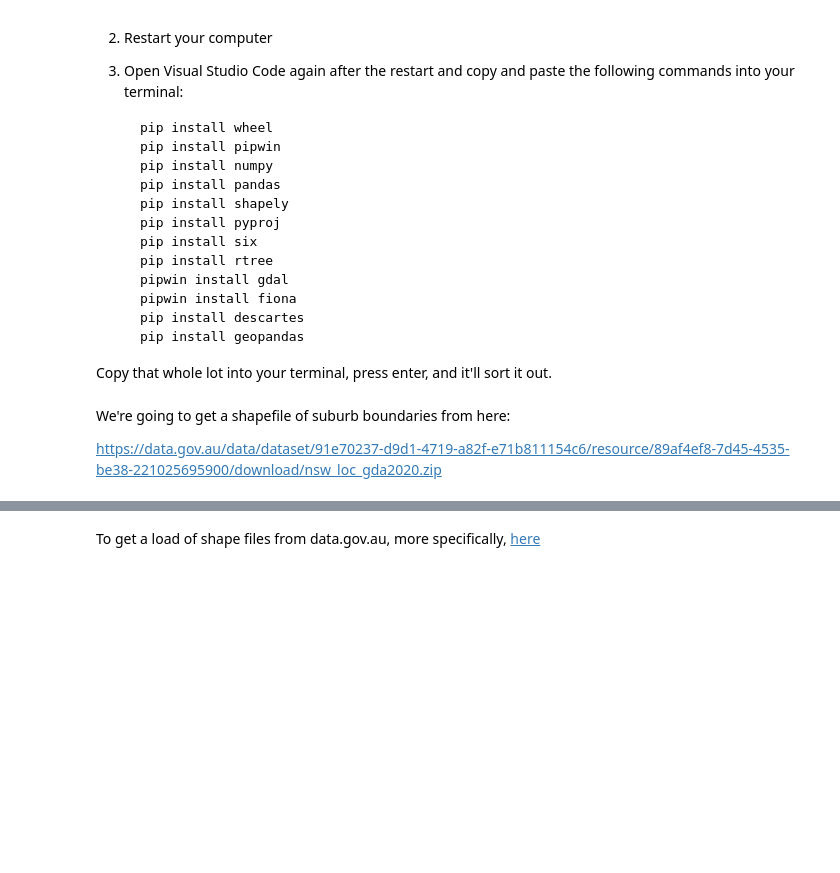
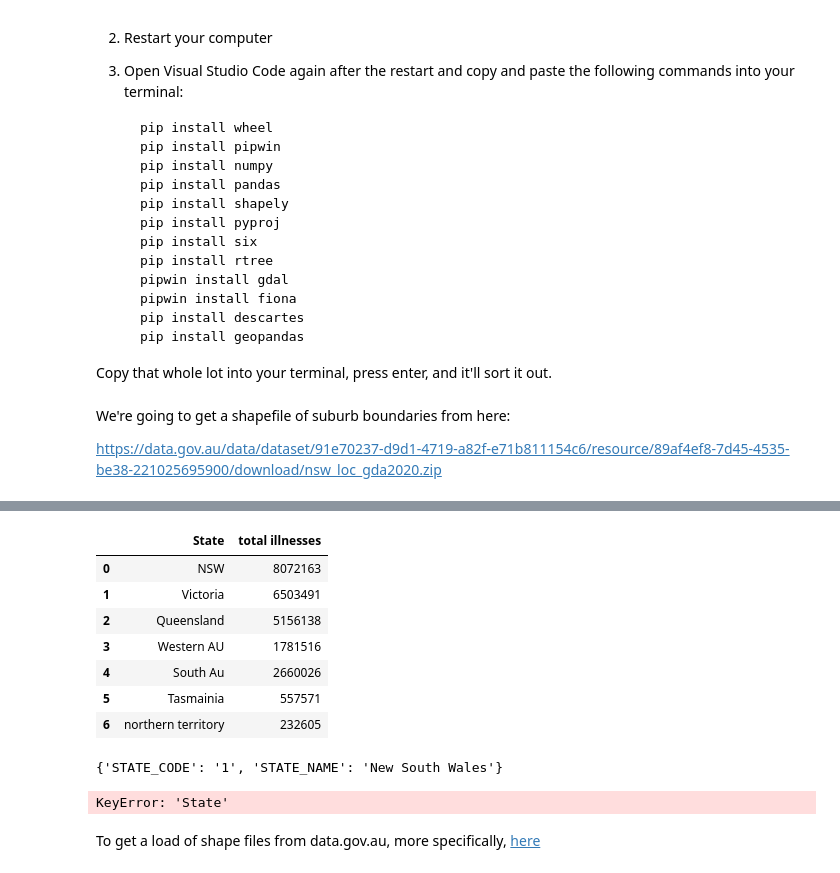
Before and after one commit to daniezy/data-project_2, a Jupyter notebook: maps (1).ipynb, the cells around one changed output, grey strips where cells are left out. Drawn from its saved outputs; the diff is of its cells as text; code cells hidden in the pictures; blank space fills up the shorter version.

```diff
--- a/maps (1).ipynb
+++ b/maps (1).ipynb
@@ -63,0 +80,21 @@ plt.rcParams['figure.figsize'] = (20, 10)
+# %%
+df = heath_data_data = pd.read_excel(
+    "Health data summary - first and second release p2.xlsx",
+    skiprows=1,
+    sheet_name="Table 3 (2)",
+)
+heath_data_data.head(16)
+df
+# %% [output]
+|  | State | total illnesses |
+| 0 | NSW | 8072163 |
+| 1 | Victoria | 6503491 |
+| 2 | Queensland | 5156138 |
+| 3 | Western AU | 1781516 |
+| 4 | South Au | 2660026 |
+| 5 | Tasmainia | 557571 |
+| 6 | northern territory | 232605 |
+# %%
+aus_states['features'][0]['properties']
+# %% [output]
+{'STATE_CODE': '1', 'STATE_NAME': 'New South Wales'}
@@ -64,3 +119,26 @@ plt.rcParams['figure.figsize'] = (20, 10)
+# %%
+import json
+import pandas as pd
+import plotly.express as px
+from IPython.display import display
+
+# ... (loading data and creating choropleth_geojson as shown in the previous code)
+
+# Create a choropleth map using Plotly Express
+fig = px.choropleth(
+    choropleth_geojson,
+    geojson=choropleth_geojson,
+    locations=[feature['properties']['STATE_NAME'] for feature in choropleth_geojson['features']],
+    color=[feature['properties']['total_illnesses'] for feature in choropleth_geojson['features']],
+    color_continuous_scale='Viridis',
+    labels={'color': 'Total Illnesses'},
+    title='Health Condition Choropleth Map'
+)
+
+# Display the map directly in the Jupyter Notebook or terminal
+display(fig)
+# %% [output]
+KeyError: 'State'
 # %% [markdown]
 To get a load of shape files from data.gov.au, more specifically, [here](https://data.gov.au/dataset/nsw-suburb-locality-boundaries-psma-administrative-boundaries/resource/bf8b5180-fcea-44bd-bd76-af14cc4b0fe0)
 # %%
```
Also changed, not shown: parts of 9 cells of this notebook, 12 other files.
